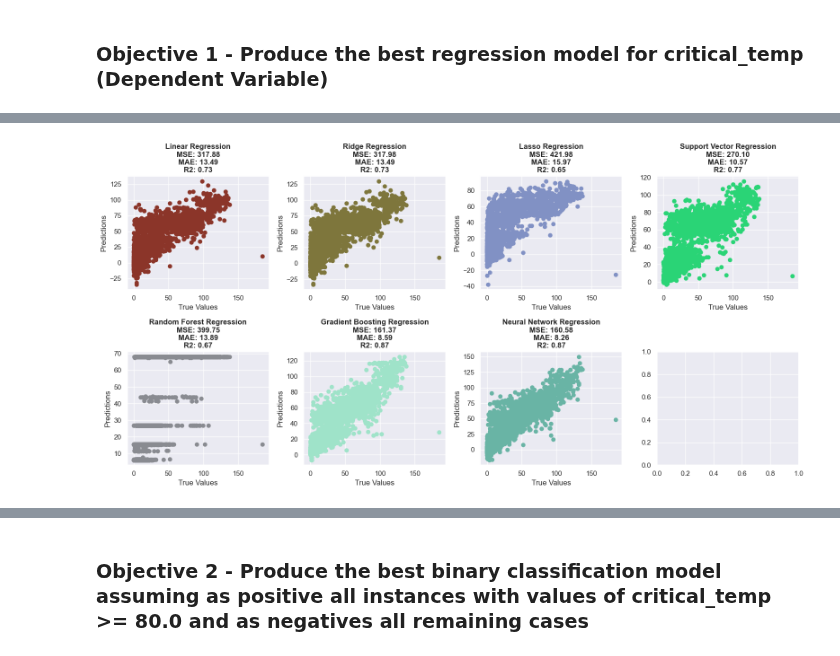
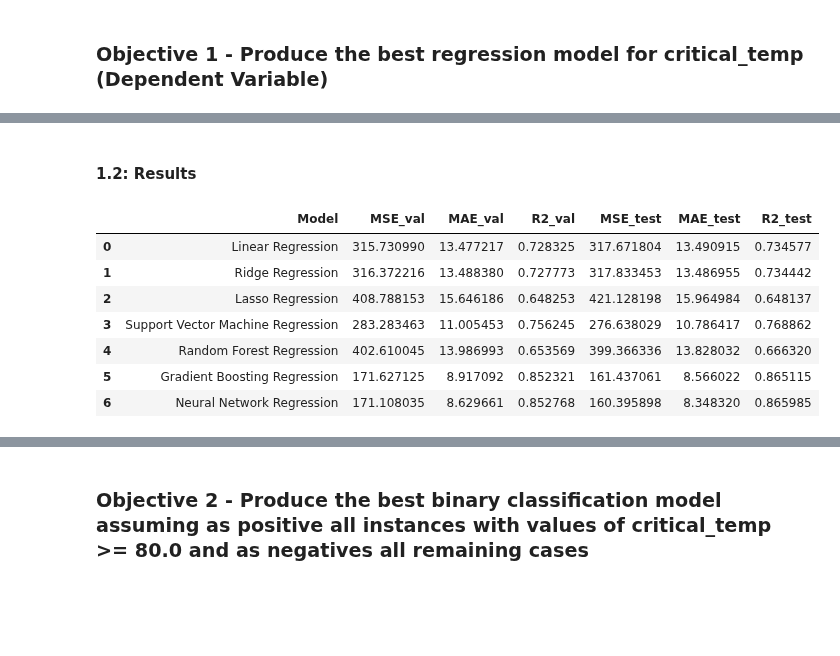
Before and after one commit to AntunesCSR/ML_Group_Projects, a Jupyter notebook: HA1/HA1_catia.ipynb, the cells around one changed output, grey strips where cells are left out. Drawn from its saved outputs; the diff is of its cells as text; code cells hidden in the pictures; blank space fills up the shorter version.

```diff
--- a/HA1/HA1_catia.ipynb
+++ b/HA1/HA1_catia.ipynb
@@ -119,40 +159,40 @@ results
-# %%
-import matplotlib.pyplot as plt
-import random
-
-regressions = [
-    ("Linear Regression", y_pred1),
-    ("Ridge Regression", y_pred2),
-    ("Lasso Regression", y_pred3),
-    ("Support Vector Regression", y_pred4),
-    ("Random Forest Regression", y_pred5),
-    ("Gradient Boosting Regression", y_pred6),
-    ("Neural Network Regression", y_pred7),
-]
-
-# Set the number of plots per line and per row
-plots_per_line = 4
-plots_per_row = 2
-fig, axes = plt.subplots(plots_per_row, plots_per_line, figsize=(16, 8))  # Adjust figsize as needed
-
-for i, (title, y_pred) in enumerate(regressions):
-    row = i // plots_per_line
-    col = i % plots_per_line
-    ax = axes[row, col]
-
-    # Generate a random color for each graphic
-    color = "#{:02x}{:02x}{:02x}".format(random.randint(0, 255), random.randint(0, 255), random.randint(0, 255))
-
-    ax.scatter(y_test, y_pred, color=color)
-    ax.set_xlabel("True Values")
-    ax.set_ylabel("Predictions")
-
-    # Make the title bold and include MSE, MAE, and R2
-    mse, mae, r2 = results.loc[title]
-    title_text = f'{title}\nMSE: {mse:.2f}\nMAE: {mae:.2f}\nR2: {r2:.2f}'
-    ax.set_title(title_text, fontweight="bold")
-
-plt.tight_layout()
-plt.show()
-# %% [output]
-[figure, removed]
+# %% [markdown]
+#### 1.2: Results
+# %%
+# Table with the results of the models
+
+# List with the names of the models
+models = ['Linear Regression', 'Ridge Regression', 'Lasso Regression', 'Support Vector Machine Regression', 'Random Forest Regression', 'Gradient Boosting Regression', 'Neural Network Regression']
+
+# List with the VALIDATION predictions of the models
+predictions_val = [y_pred1_val, y_pred2_val, y_pred3_val, y_pred4_val, y_pred5_val, y_pred6_val, y_pred7_val]
+
+# List with the TEST predictions of the models
+predictions_test = [y_pred1_test, y_pred2_test, y_pred3_test, y_pred4_test, y_pred5_test, y_pred6_test, y_pred7_test]
+
+
+# Lists with the mean squared error, mean absolute error and R2 scores of the models for the VALIDATION set
+mse_val = [mean_squared_error(y_val, y_pred1_val), mean_squared_error(y_val, y_pred2_val), mean_squared_error(y_val, y_pred3_val), mean_squared_error(y_val, y_pred4_val), mean_squared_error(y_val, y_pred5_val), mean_squared_error(y_val, y_pred6_val), mean_squared_error(y_val, y_pred7_val)]
+mae_val = [mean_absolute_error(y_val, y_pred1_val), mean_absolute_error(y_val, y_pred2_val), mean_absolute_error(y_val, y_pred3_val), mean_absolute_error(y_val, y_pred4_val), mean_absolute_error(y_val, y_pred5_val), mean_absolute_error(y_val, y_pred6_val), mean_absolute_error(y_val, y_pred7_val)]
+r2_val = [r2_score(y_val, y_pred1_val), r2_score(y_val, y_pred2_val), r2_score(y_val, y_pred3_val), r2_score(y_val, y_pred4_val), r2_score(y_val, y_pred5_val), r2_score(y_val, y_pred6_val), r2_score(y_val, y_pred7_val)]
+
+# Lists with the mean squared error, mean absolute error and R2 scores of the models for the TEST set
+mse_test = [mean_squared_error(y_test, y_pred1_test), mean_squared_error(y_test, y_pred2_test), mean_squared_error(y_test, y_pred3_test), mean_squared_error(y_test, y_pred4_test), mean_squared_error(y_test, y_pred5_test), mean_squared_error(y_test, y_pred6_test), mean_squared_error(y_test, y_pred7_test)]
+mae_test = [mean_absolute_error(y_test, y_pred1_test), mean_absolute_error(y_test, y_pred2_test), mean_absolute_error(y_test, y_pred3_test), mean_absolute_error(y_test, y_pred4_test), mean_absolute_error(y_test, y_pred5_test), mean_absolute_error(y_test, y_pred6_test), mean_absolute_error(y_test, y_pred7_test)]
+r2_test = [r2_score(y_test, y_pred1_test), r2_score(y_test, y_pred2_test), r2_score(y_test, y_pred3_test), r2_score(y_test, y_pred4_test), r2_score(y_test, y_pred5_test), r2_score(y_test, y_pred6_test), r2_score(y_test, y_pred7_test)]
+
+
+# Create a table with the results of the models
+results = pd.DataFrame({'Model': models, 'MSE_val': mse_val, 'MAE_val': mae_val, 'R2_val': r2_val, 'MSE_test': mse_test, 'MAE_test': mae_test, 'R2_test': r2_test})
+
+# Show table
+results
+# %% [output]
+|  | Model | MSE_val | MAE_val | R2_val | MSE_test | MAE_test | R2_test |
+| 0 | Linear Regression | 315.730990 | 13.477217 | 0.728325 | 317.671804 | 13.490915 | 0.734577 |
+| 1 | Ridge Regression | 316.372216 | 13.488380 | 0.727773 | 317.833453 | 13.486955 | 0.734442 |
+| 2 | Lasso Regression | 408.788153 | 15.646186 | 0.648253 | 421.128198 | 15.964984 | 0.648137 |
+| 3 | Support Vector Machine Regression | 283.283463 | 11.005453 | 0.756245 | 276.638029 | 10.786417 | 0.768862 |
+| 4 | Random Forest Regression | 402.610045 | 13.986993 | 0.653569 | 399.366336 | 13.828032 | 0.666320 |
+| 5 | Gradient Boosting Regression | 171.627125 | 8.917092 | 0.852321 | 161.437061 | 8.566022 | 0.865115 |
+| 6 | Neural Network Regression | 171.108035 | 8.629661 | 0.852768 | 160.395898 | 8.348320 | 0.865985 |
```
Also changed, not shown: parts of 13 cells of this notebook.
